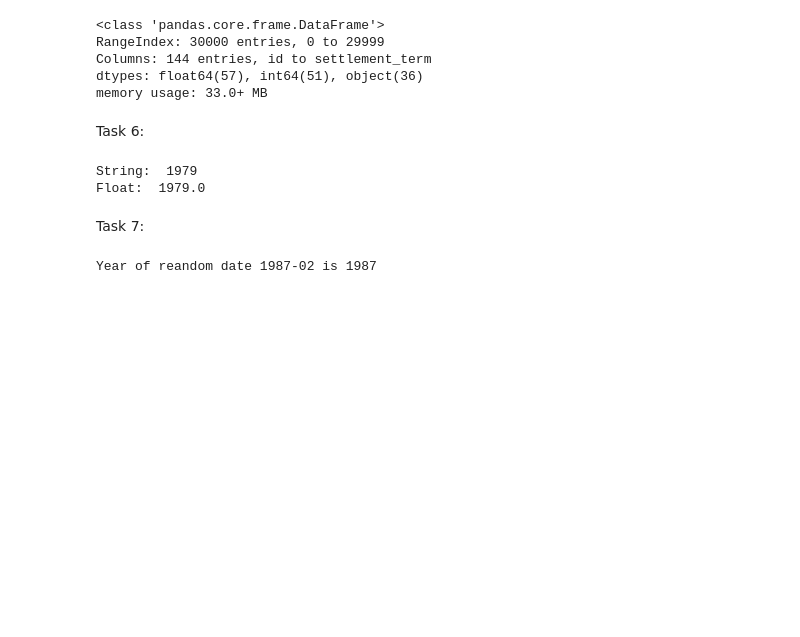
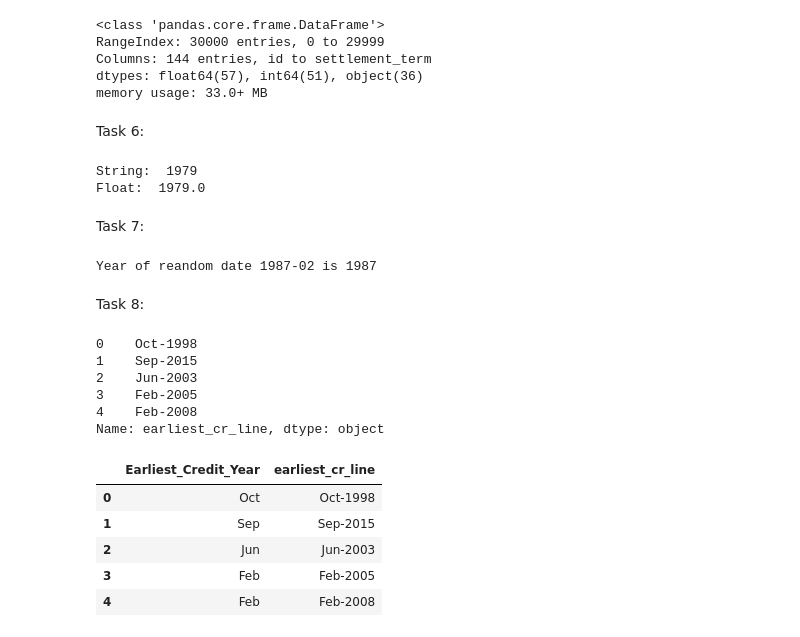
Before and after one commit to sengupta-arijit-rij/Machine-Learning, a Jupyter notebook: DS_MakeFeatures_AssignMent_Arijit_Sengupta.ipynb, the cells around one changed output. Drawn from its saved outputs; the diff is of its cells as text; code cells hidden in the pictures; blank space fills up the shorter version.

```diff
--- a/DS_MakeFeatures_AssignMent_Arijit_Sengupta.ipynb
+++ b/DS_MakeFeatures_AssignMent_Arijit_Sengupta.ipynb
@@ -177,11 +177,36 @@ Task 7:
 # Create function to accept a string in yyyy-mm format and return the year
 def getYear(date):
   fields_date=date.split('-')
-  month_mm=fields_date[1]
-  year_yyyy=fields_date[0]
+  month_mm=fields_date[0]
+  year_yyyy=fields_date[1]
   return year_yyyy
 
-random_Date='1987-02'
+random_Date='02-1987'
 print('Year of reandom date '+random_Date+' is '+getYear(random_Date))
 # %% [output]
 Year of reandom date 1987-02 is 1987
+# %% [markdown]
+Task 8:
+# %%
+# Apply created function to earliest_cr_line column
+loans['earliest_cr_line']
+loans=loans.copy()
+loans['earliest_cr_line'].head()
+# %% [output]
+0    Oct-1998
+1    Sep-2015
+2    Jun-2003
+3    Feb-2005
+4    Feb-2008
+Name: earliest_cr_line, dtype: object
+# %%
+# calling the function for all values in column earliest_cr_line and storing in Earliest_Credit_Year
+loans['Earliest_Credit_Year']=loans['earliest_cr_line'].apply(getYear)
+loans[['Earliest_Credit_Year','earliest_cr_line']].head()
+# %% [output]
+|  | Earliest_Credit_Year | earliest_cr_line |
+| 0 | Oct | Oct-1998 |
+| 1 | Sep | Sep-2015 |
+| 2 | Jun | Jun-2003 |
+| 3 | Feb | Feb-2005 |
+| 4 | Feb | Feb-2008 |
```
Also changed, not shown: parts of 2 cells of this notebook.
